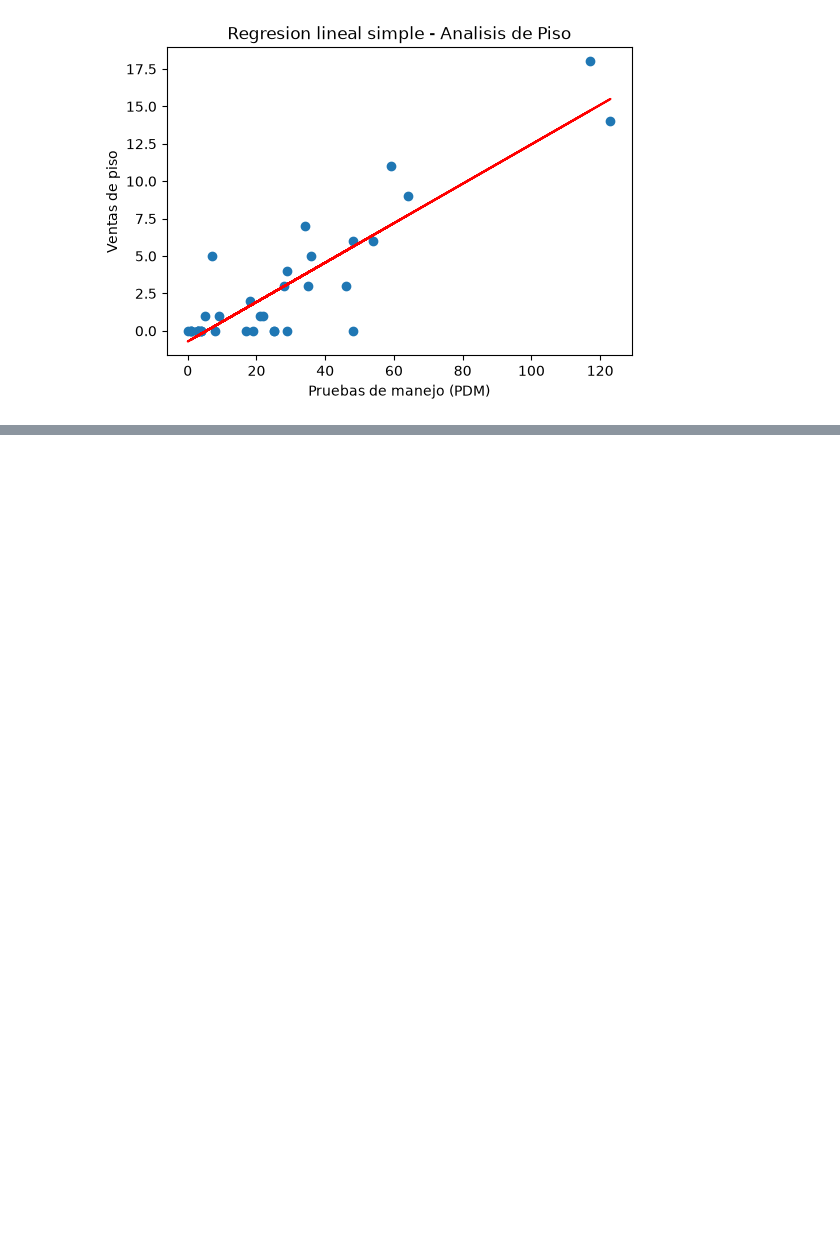
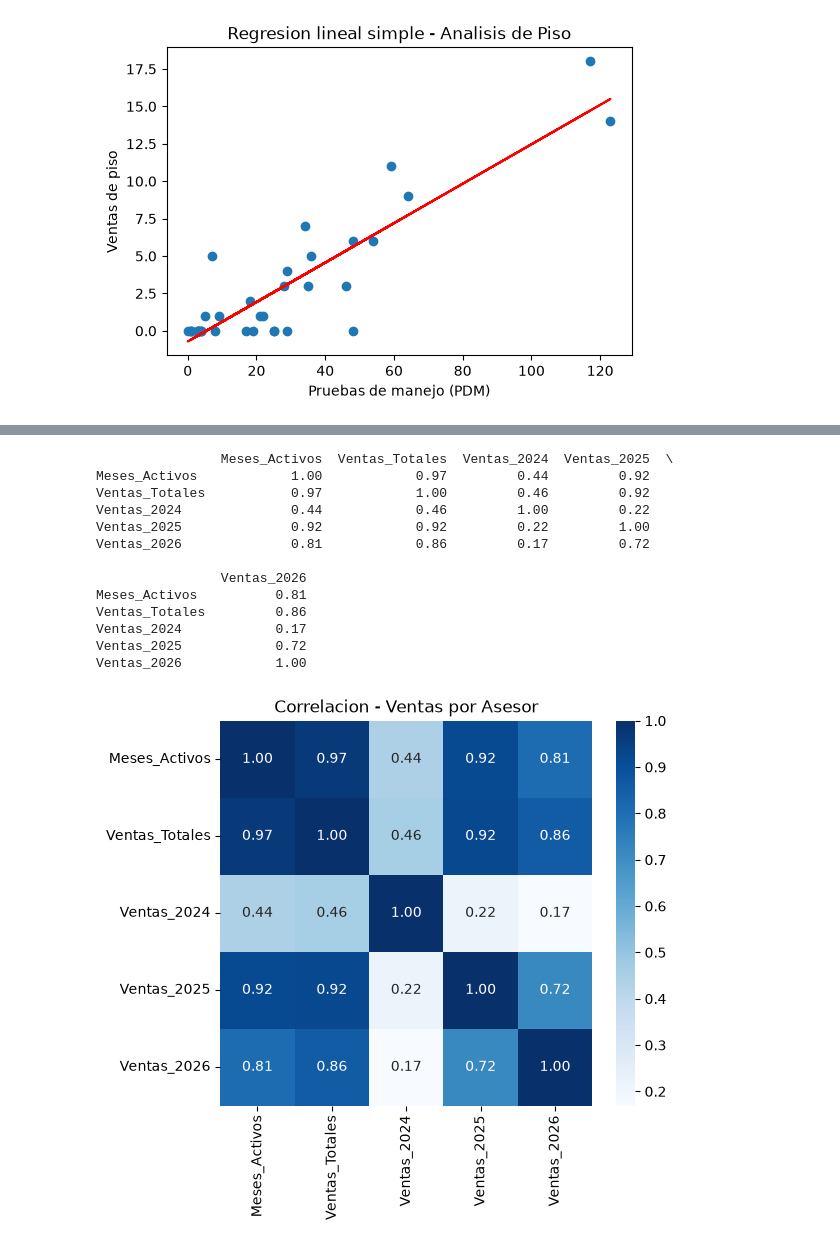
Before and after one commit to a01739757-netizen/Regresi-n-Lineal-Simple, a Jupyter notebook: Actividad 5.2/Actividad 5.2.ipynb, the cells around one changed output, grey strips where cells are left out. Cells and saved outputs as stored; diff of their text form; code cells hidden in the pictures; blank space fills up the shorter version.

```diff
--- a/Actividad 5.2/Actividad 5.2.ipynb
+++ b/Actividad 5.2/Actividad 5.2.ipynb
@@ -284,0 +387,25 @@ valor p: 0.0
+# %%
+columnas_num = ["Meses_Activos", "Ventas_Totales",
+                "Ventas_2024", "Ventas_2025", "Ventas_2026"]
+correlacion3 = ventas[columnas_num].corr()
+print(correlacion3.round(2))
+
+plt.figure(figsize=(6, 5))
+sns.heatmap(correlacion3, annot=True, cmap="Blues", fmt=".2f")
+plt.title("Correlacion - Ventas por Asesor")
+plt.show()
+# %% [output]
+                Meses_Activos  Ventas_Totales  Ventas_2024  Ventas_2025  \
+Meses_Activos            1.00            0.97         0.44         0.92
+Ventas_Totales           0.97            1.00         0.46         0.92
+Ventas_2024              0.44            0.46         1.00         0.22
+Ventas_2025              0.92            0.92         0.22         1.00
+Ventas_2026              0.81            0.86         0.17         0.72
+
+                Ventas_2026
+Meses_Activos          0.81
+Ventas_Totales         0.86
+Ventas_2024            0.17
+Ventas_2025            0.72
+Ventas_2026            1.00
+[figure, added]
```
Also changed, not shown: parts of 8 cells of this notebook, 1 other file.
